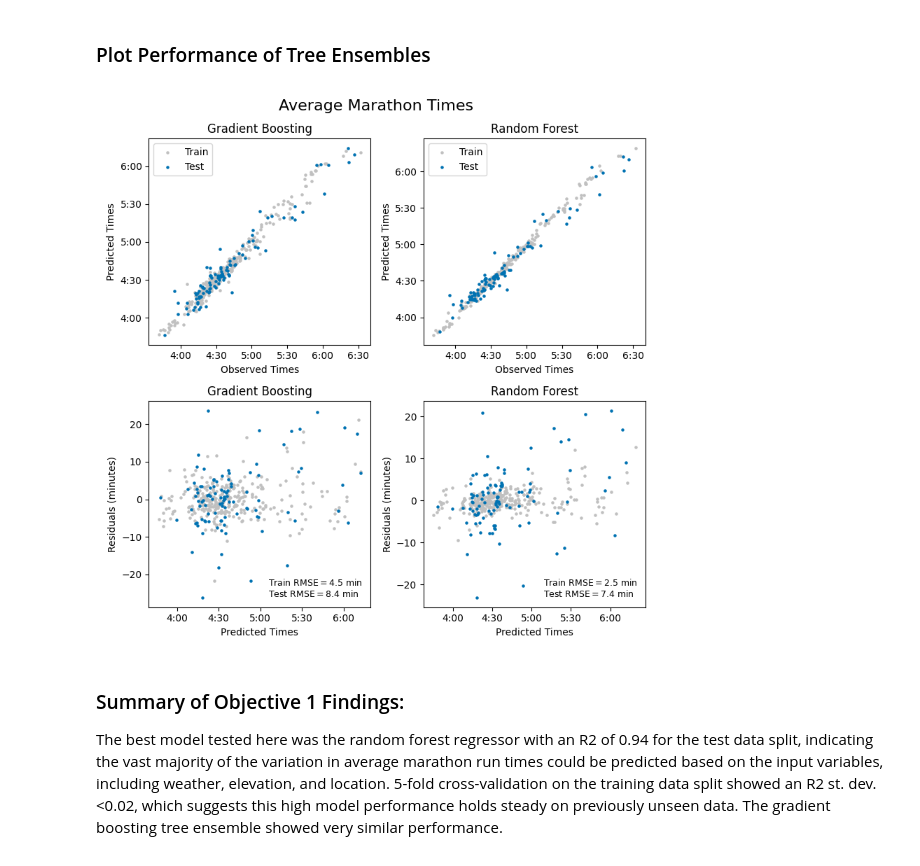
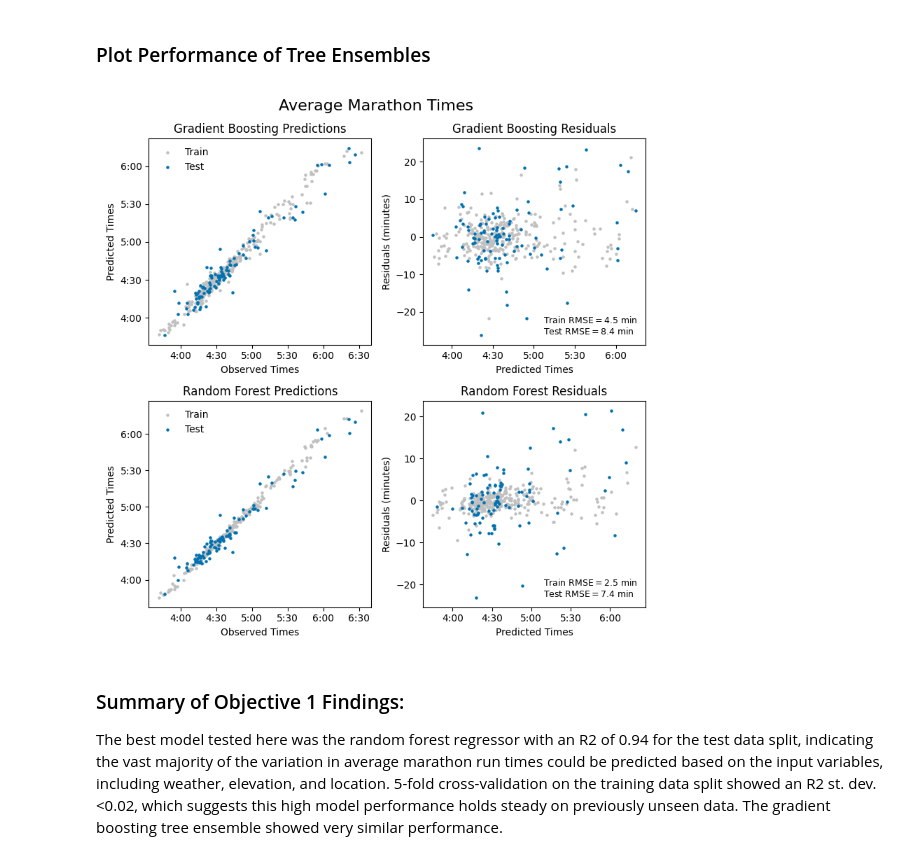
Before and after one commit to michael-p-k/MarathonPredictor, a Jupyter notebook: MarathonPredictor.ipynb, the cells around one changed output. Cells and saved outputs as stored; diff of their text form; code cells hidden in the pictures.

```diff
--- a/MarathonPredictor.ipynb
+++ b/MarathonPredictor.ipynb
@@ -615,6 +615,7 @@ summary_df
 fig, axs = plt.subplots(2,2,figsize=(8,8))
 ((ax1,ax2),(ax3,ax4)) = axs
 
+# Ave Gradient Boosting Model
 y_ave_test_gb = grid_gb_ave.predict(X_ave_test)
 y_ave_train_gb = grid_gb_ave.predict(X_ave_train)
 
@@ -622,54 +623,57 @@ ax1.scatter(y_ave_train,y_ave_train_gb, s=5, label='Train', color='silver')
 ax1.scatter(y_ave_test,y_ave_test_gb, s=5, label='Test')
 ax1.set_xlabel('Observed Times')
 ax1.set_ylabel('Predicted Times')
-ax1.set_title('Gradient Boosting')
+ax1.set_title('Gradient Boosting Predictions')
 
+# Ave Gradient Boosting Residuals
+ax2.scatter(y_ave_train_gb, gb_train_resid, s=5, label='Train', color='silver')
+ax2.scatter(y_ave_test_gb, gb_test_resid, s=5, label='Test')
+ax2.set_xlabel('Predicted Times')
+ax2.set_ylabel('Residuals (minutes)')
+ax2.set_title('Gradient Boosting Residuals')
+
+# Ave Random Forest Model
 y_ave_test_rf = grid_rf_ave.predict(X_ave_test)
 y_ave_train_rf = grid_rf_ave.predict(X_ave_train)
 
-ax2.scatter(y_ave_train,y_ave_train_rf, s=5, label='Train', color='silver')
-ax2.scatter(y_ave_test,y_ave_test_rf, s=5, label='Test')
-ax2.set_xlabel('Observed Times')
-ax2.set_ylabel('Predicted Times')
-ax2.set_title('Random Forest')
+ax3.scatter(y_ave_train,y_ave_train_rf, s=5, label='Train', color='silver')
+ax3.scatter(y_ave_test,y_ave_test_rf, s=5, label='Test')
+ax3.set_xlabel('Observed Times')
+ax3.set_ylabel('Predicted Times')
+ax3.set_title('Random Forest Predictions')
 
-ax3.scatter(y_ave_train_gb, gb_train_resid, s=5, label='Train', color='silver')
-ax3.scatter(y_ave_test_rf, gb_test_resid, s=5, label='Test')
-ax3.set_xlabel('Predicted Times')
-ax3.set_ylabel('Residuals (minutes)')
-ax3.set_title('Gradient Boosting')
-
+# Ave Random Forest Residuals
 ax4.scatter(y_ave_train_rf, rf_train_resid, s=5, label='Train', color='silver')
 ax4.scatter(y_ave_test_rf, rf_test_resid, s=5, label='Test')
 ax4.set_xlabel('Predicted Times')
 ax4.set_ylabel('Residuals (minutes)')
-ax4.set_title('Random Forest')
+ax4.set_title('Random Forest Residuals')
 
 # Create annotations for fit metrics
 gb_note = AnchoredText(f"Train RMSE$={summary_df.loc['Gradient Boosting Ave','Train RMSE']:.1f}$ min\nTest RMSE$={summary_df.loc['Gradient Boosting Ave','Test RMSE']:.1f}$ min",
                      prop=dict(size=9), frameon=False, loc='lower right')
 rf_note = AnchoredText(f"Train RMSE$={summary_df.loc['Random Forest Ave','Train RMSE']:.1f}$ min\nTest RMSE$={summary_df.loc['Random Forest Ave','Test RMSE']:.1f}$ min",
                      prop=dict(size=9), frameon=False, loc='lower right')
-ax3.add_artist(gb_note)
+ax2.add_artist(gb_note)
 ax4.add_artist(rf_note)
 
 # Set tick labels and legends
-for ax in [ax1,ax2]:
+for ax in [ax1,ax3]:
     ax.yaxis.set_major_locator(mticker.MultipleLocator(base=1800))
     ax.yaxis.set_major_formatter(formatter)
     ax.xaxis.set_major_locator(mticker.MultipleLocator(base=1800))
     ax.xaxis.set_major_formatter(formatter)
-    ax.legend(loc='upper left')
-for ax in [ax3,ax4]:
+    ax.legend(loc='upper left', frameon=False)
+for ax in [ax2,ax4]:
     ax.xaxis.set_major_locator(mticker.MultipleLocator(base=1800))
     ax.xaxis.set_major_formatter(formatter)
     # ax.legend(loc='upper left')
 
 fig.suptitle('Average Marathon Times', fontsize=16)
 
 fig.tight_layout()
 # %% [output]
-[figure, old version]
+[figure, new version]
 # %% [markdown]
 ### Summary of Objective 1 Findings:
 
```
Also changed, not shown: parts of 14 cells of this notebook, 1 other file.
